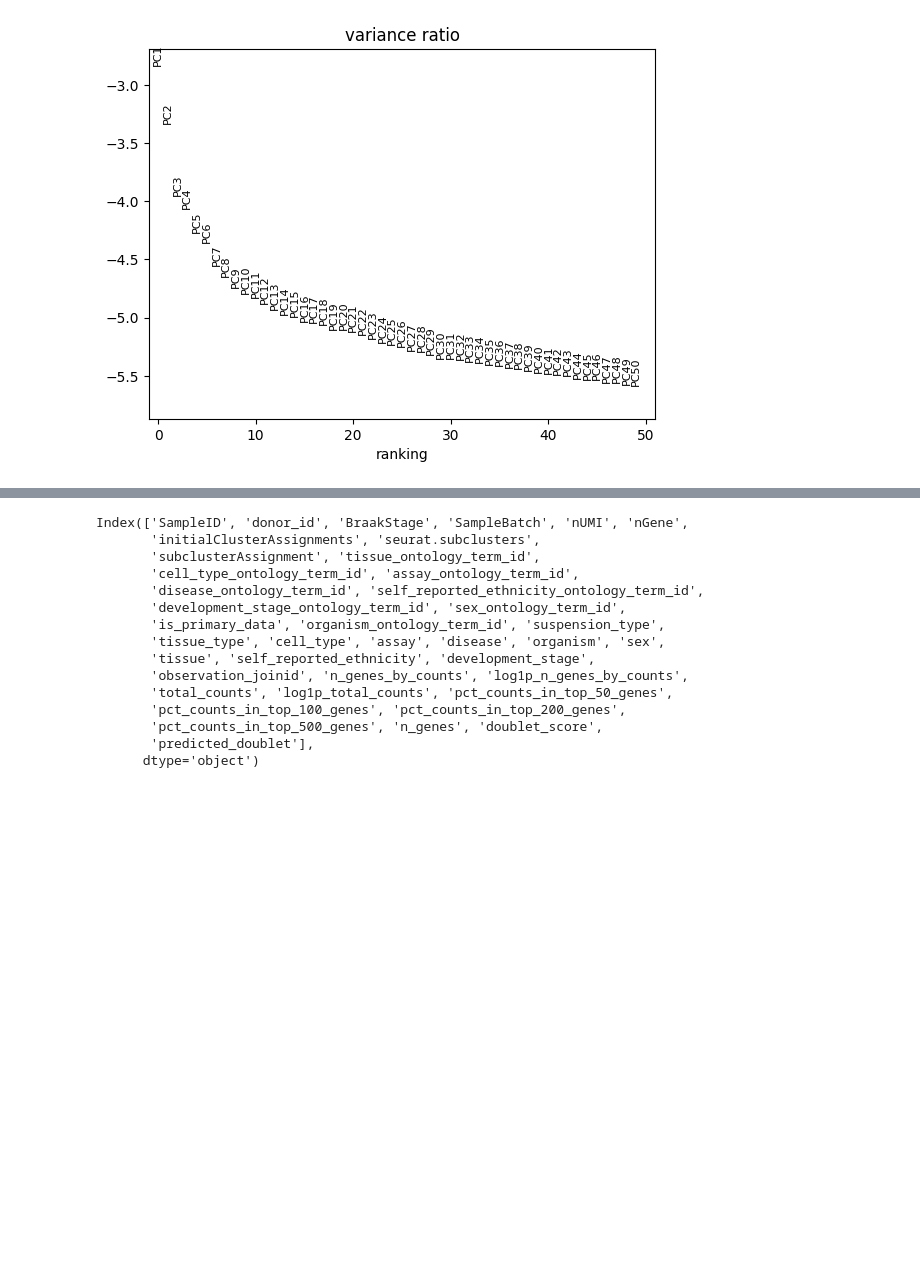
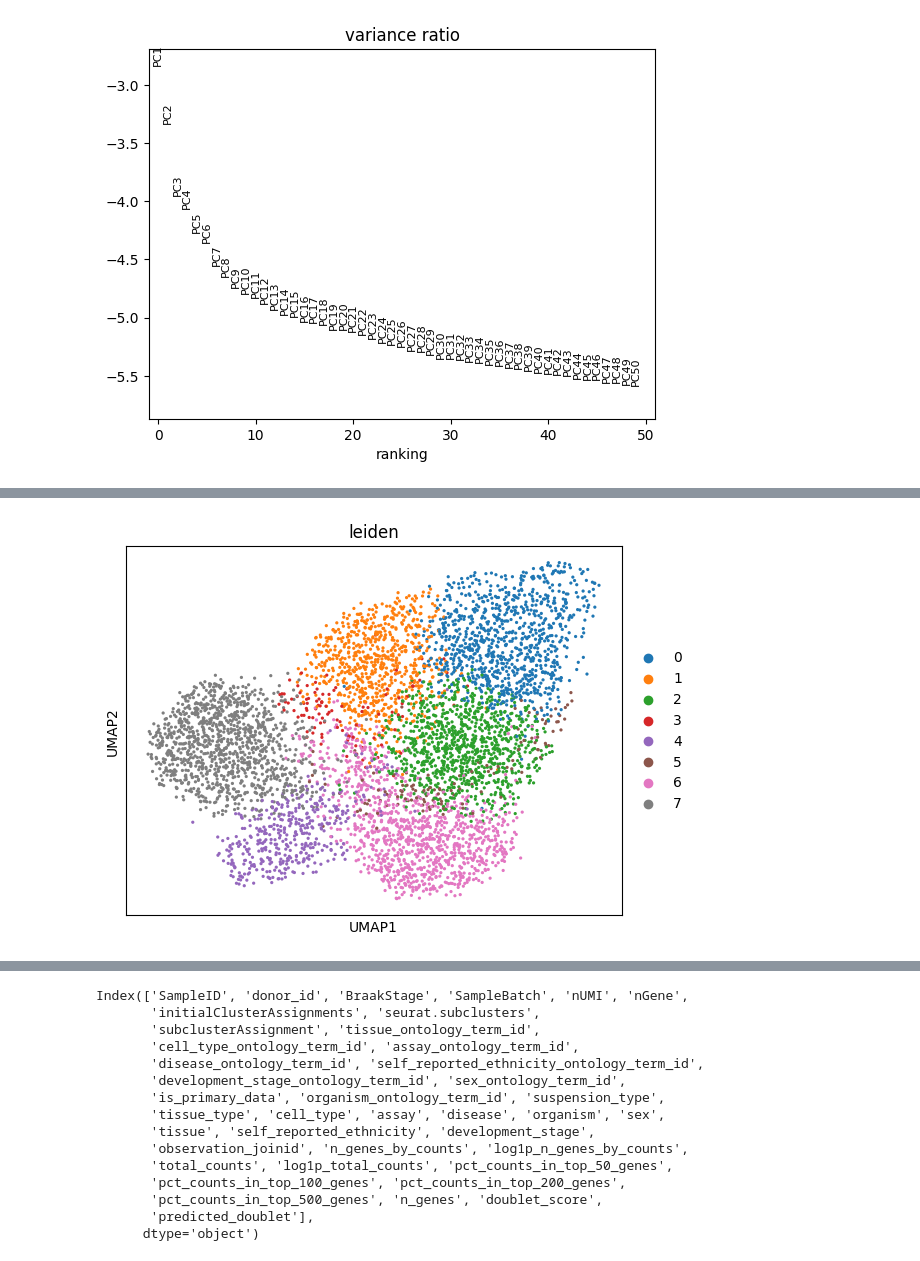
Before and after one commit to pizzaglitch/RNA-Sequencing, a Jupyter notebook: annData.ipynb, the cells around one changed output, grey strips where cells are left out. Saved outputs shown, nothing was run; the diff lists cells and outputs as text; code cells hidden in the pictures; blank space fills up the shorter version.

Commit message:
Added umap for leiden graph, log, pct counts.

```diff
--- a/annData.ipynb
+++ b/annData.ipynb
@@ -68,0 +85,4 @@ sc.pl.pca_variance_ratio(adata, n_pcs=50, log=True)
+# %%
+sc.pl.umap(adata, color=["leiden"])
+# %% [output]
+[figure, added]
```
Also changed, not shown: parts of 8 cells of this notebook.
